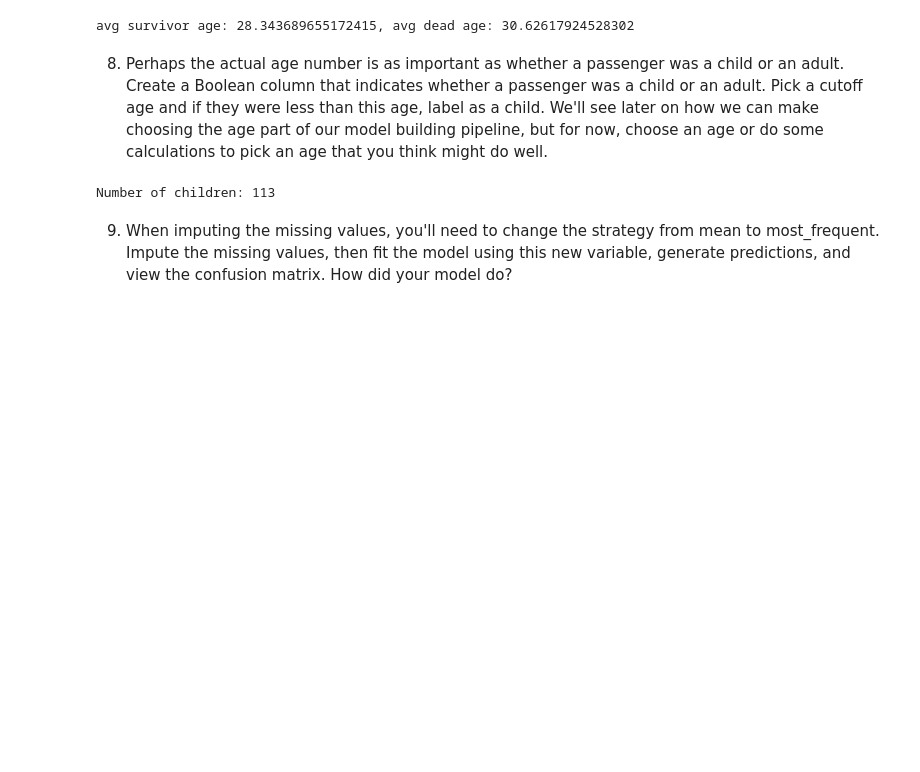
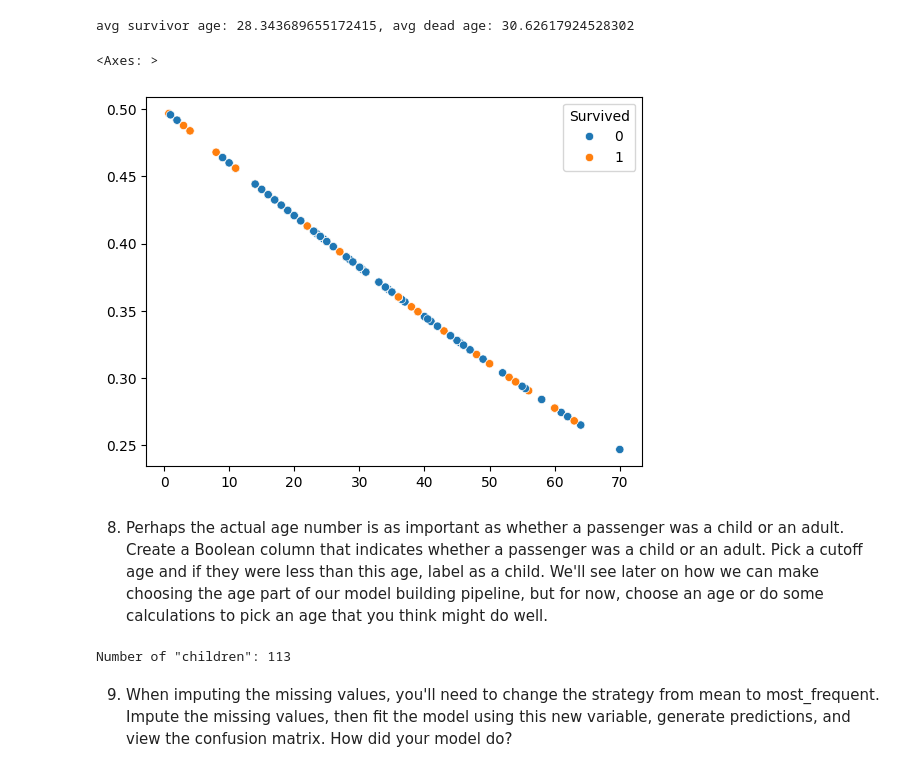
Before and after one commit to nss-data-science-cohort-8/ml-exercise-02-DrewRichard7, a Jupyter notebook: ml-ex02-ar.ipynb, the cells around one changed output. Drawn from its saved outputs; the diff is of its cells as text; code cells hidden in the pictures; blank space fills up the shorter version.

```diff
--- a/ml-ex02-ar.ipynb
+++ b/ml-ex02-ar.ipynb
@@ -151,15 +135,20 @@ avg_dead_age = dead["Age"].mean()
 print(f'avg survivor age: {avg_surv_age}, avg dead age: {avg_dead_age}')
 # %% [output]
 avg survivor age: 28.343689655172415, avg dead age: 30.62617924528302
+# %%
+sns.scatterplot(x = X_test[:, 0], y=y_pred_probs, hue=y_test)
+# %% [output]
+<Axes: >
+[figure, added]
 # %% [markdown]
 8. Perhaps the actual age number is as important as whether a passenger was a child or an adult. Create a Boolean column that indicates whether a passenger was a child or an adult. Pick a cutoff age and if they were less than this age, label as a child. We'll see later on how we can make choosing the age part of our model building pipeline, but for now, choose an age or do some calculations to pick an age that you think might do well.
 # %%
 cutoff_age = 18
 
-titanic["is_child"] = [1 if x  < cutoff_age else 0 for x in titanic["Age"]]
-print(f'Number of children: {titanic["is_child"].sum()}')
+titanic["is_child"] = [1 if pd.notna(x) and x < cutoff_age else 0 for x in titanic["Age"]]
+print(f'Number of "children": {titanic["is_child"].sum()}')
 # %% [output]
-Number of children: 113
+Number of "children": 113
 # %% [markdown]
 9. When imputing the missing values, you'll need to change the strategy from mean to most_frequent. Impute the missing values, then fit the model using this new variable, generate predictions, and view the confusion matrix. How did your model do?
 # %%
```
Also changed, not shown: parts of 10 cells of this notebook.
